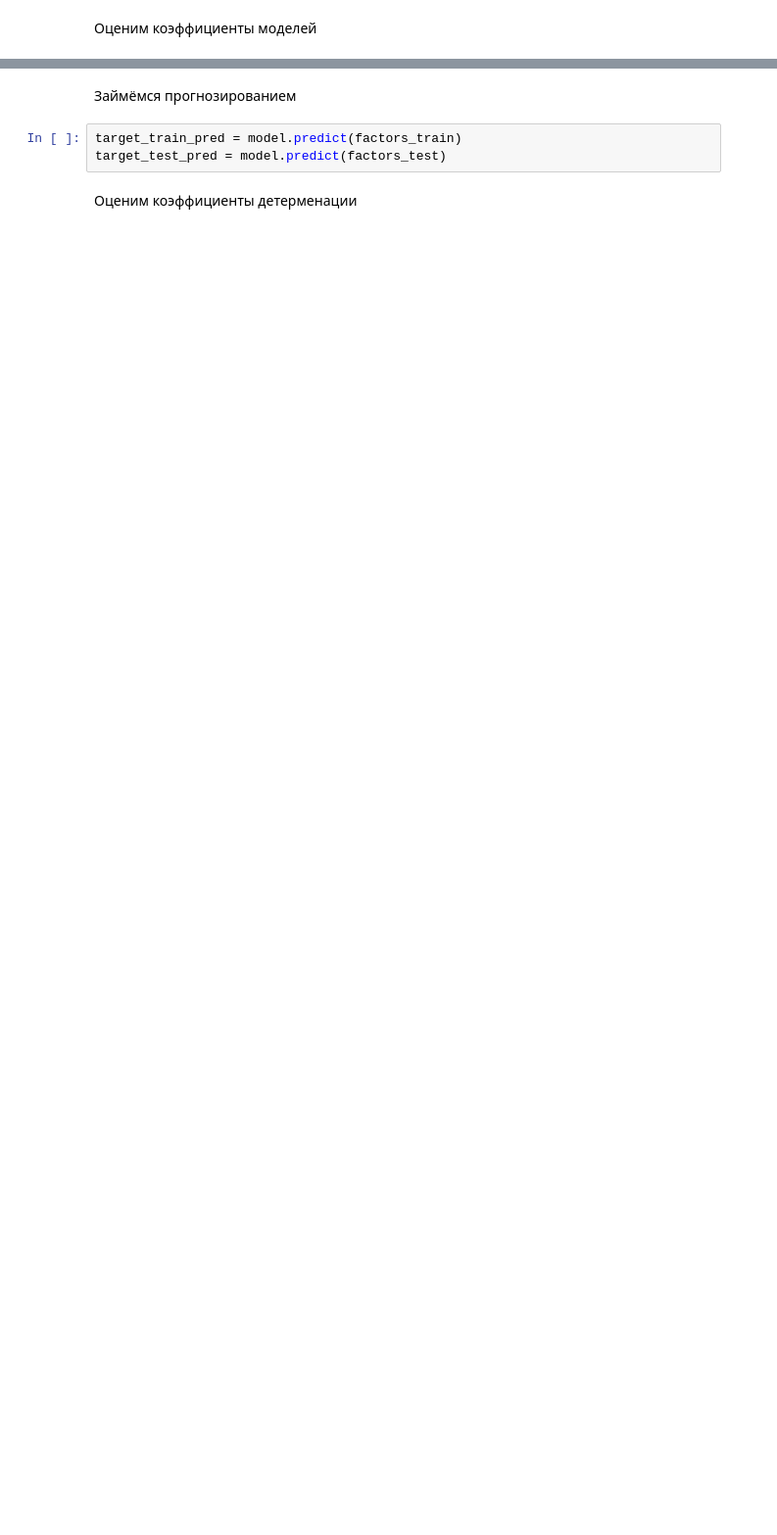
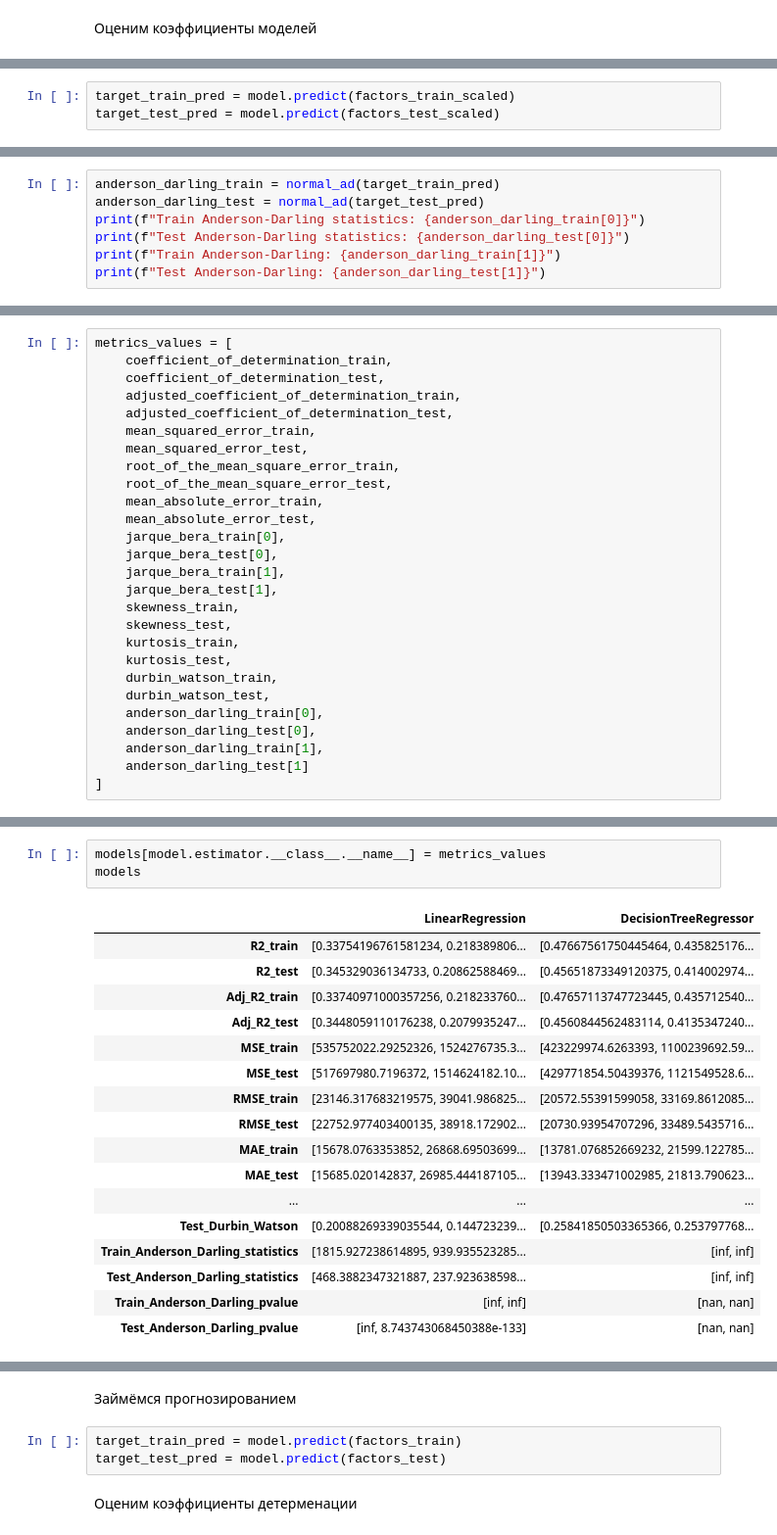
Before and after one commit to NikitaMarnykh/labor_market_analysis, a Jupyter notebook: Марных_Н_В_и_Оборотов_М_В_рынок_труда_регрессионный_анализ_и_построение_моделей.ipynb, the cells around one changed output, grey strips where cells are left out. Shown: that part at 98% size. Saved outputs shown, nothing was run; the diff lists cells and outputs as text; blank space fills up the shorter version.

```diff
--- a/Марных_Н_В_и_Оборотов_М_В_рынок_труда_регрессионный_анализ_и_построение_моделей.ipynb
+++ b/Марных_Н_В_и_Оборотов_М_В_рынок_труда_регрессионный_анализ_и_построение_моделей.ipynb
@@ -361,0 +370,3 @@ print(f"Коэффициенты второй модели:\n{model.estimators_[
+# %%
+target_train_pred = model.predict(factors_train_scaled)
+target_test_pred = model.predict(factors_test_scaled)
@@ -361,0 +451,7 @@ print(f"Коэффициенты второй модели:\n{model.estimators_[
+# %%
+anderson_darling_train = normal_ad(target_train_pred)
+anderson_darling_test = normal_ad(target_test_pred)
+print(f"Train Anderson-Darling statistics: {anderson_darling_train[0]}")
+print(f"Test Anderson-Darling statistics: {anderson_darling_test[0]}")
+print(f"Train Anderson-Darling: {anderson_darling_train[1]}")
+print(f"Test Anderson-Darling: {anderson_darling_test[1]}")
@@ -361,0 +475,27 @@ print(f"Коэффициенты второй модели:\n{model.estimators_[
+# %%
+metrics_values = [
+    coefficient_of_determination_train,
+    coefficient_of_determination_test,
+    adjusted_coefficient_of_determination_train,
+    adjusted_coefficient_of_determination_test,
+    mean_squared_error_train,
+    mean_squared_error_test,
+    root_of_the_mean_square_error_train,
+    root_of_the_mean_square_error_test,
+    mean_absolute_error_train,
+    mean_absolute_error_test,
+    jarque_bera_train[0],
+    jarque_bera_test[0],
+    jarque_bera_train[1],
+    jarque_bera_test[1],
+    skewness_train,
+    skewness_test,
+    kurtosis_train,
+    kurtosis_test,
+    durbin_watson_train,
+    durbin_watson_test,
+    anderson_darling_train[0],
+    anderson_darling_test[0],
+    anderson_darling_train[1],
+    anderson_darling_test[1]
+]
@@ -361,0 +504,21 @@ print(f"Коэффициенты второй модели:\n{model.estimators_[
+# %%
+models[model.estimator.__class__.__name__] = metrics_values
+models
+# %% [output]
+|  | LinearRegression | DecisionTreeRegressor |
+| R2_train | [0.33754196761581234, 0.218389806... | [0.47667561750445464, 0.435825176... |
+| R2_test | [0.345329036134733, 0.20862588469... | [0.45651873349120375, 0.414002974... |
+| Adj_R2_train | [0.33740971000357256, 0.218233760... | [0.47657113747723445, 0.435712540... |
+| Adj_R2_test | [0.3448059110176238, 0.2079935247... | [0.4560844562483114, 0.4135347240... |
+| MSE_train | [535752022.29252326, 1524276735.3... | [423229974.6263393, 1100239692.59... |
+| MSE_test | [517697980.7196372, 1514624182.10... | [429771854.50439376, 1121549528.6... |
+| RMSE_train | [23146.317683219575, 39041.986825... | [20572.55391599058, 33169.8612085... |
+| RMSE_test | [22752.977403400135, 38918.172902... | [20730.93954707296, 33489.5435716... |
+| MAE_train | [15678.0763353852, 26868.69503699... | [13781.076852669232, 21599.122785... |
+| MAE_test | [15685.020142837, 26985.444187105... | [13943.333471002985, 21813.790623... |
+| ... | ... | ... |
+| Test_Durbin_Watson | [0.20088269339035544, 0.144723239... | [0.25841850503365366, 0.253797768... |
+| Train_Anderson_Darling_statistics | [1815.927238614895, 939.935523285... | [inf, inf] |
+| Test_Anderson_Darling_statistics | [468.3882347321887, 237.923638598... | [inf, inf] |
+| Train_Anderson_Darling_pvalue | [inf, inf] | [nan, nan] |
+| Test_Anderson_Darling_pvalue | [inf, 8.743743068450388e-133] | [nan, nan] |
```
Also changed, not shown: parts of 38 cells of this notebook.
